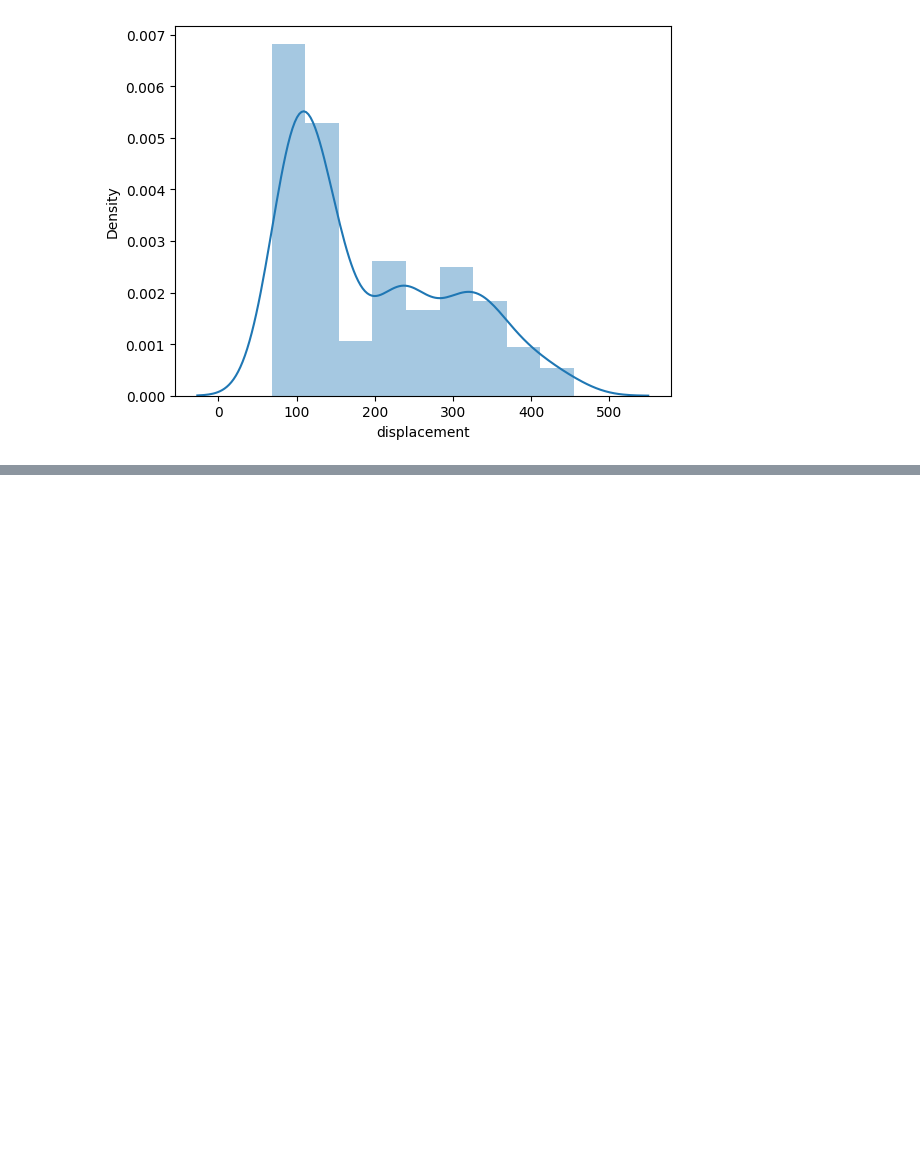
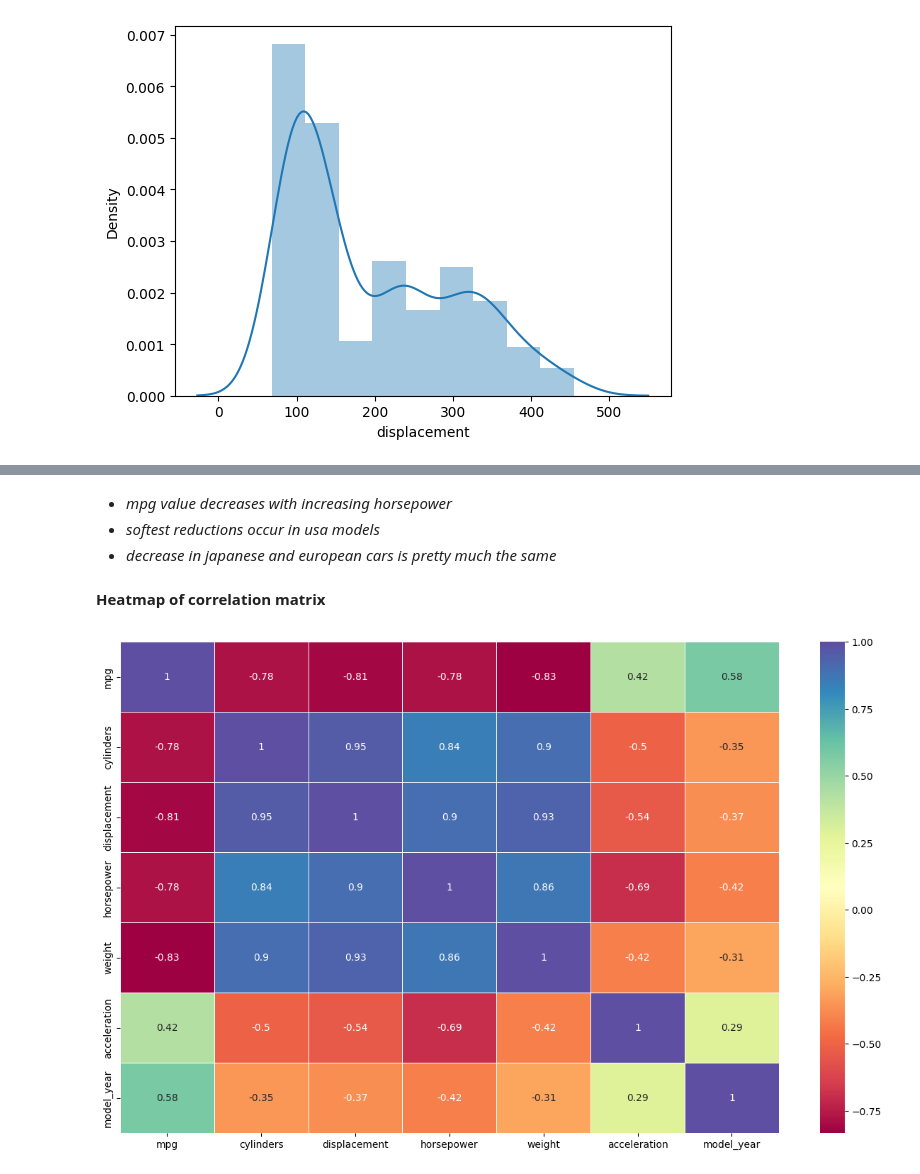
Before and after one commit to EllyOtty77/Data-Analytics, a Jupyter notebook: machine learning/linear_regression.ipynb, the cells around one changed output, grey strips where cells are left out. Drawn from its saved outputs; the diff is of its cells as text; code cells hidden in the pictures; blank space fills up the shorter version.

```diff
--- a/machine learning/linear_regression.ipynb
+++ b/machine learning/linear_regression.ipynb
@@ -140,0 +171,12 @@ plt.show()
+# %% [markdown]
+- *mpg value decreases with increasing horsepower*
+- *softest reductions occur in usa models*
+- *decrease in japanese and european cars is pretty much the same*
+# %% [markdown]
+**Heatmap of correlation matrix**
+# %%
+plt.figure(figsize = (15, 9))
+sns.heatmap(df.corr(numeric_only=True), annot=True, linewidths=0.5, cmap='Spectral')
+plt.show()
+# %% [output]
+[figure, added]
```
Also changed, not shown: parts of 30 cells of this notebook.
